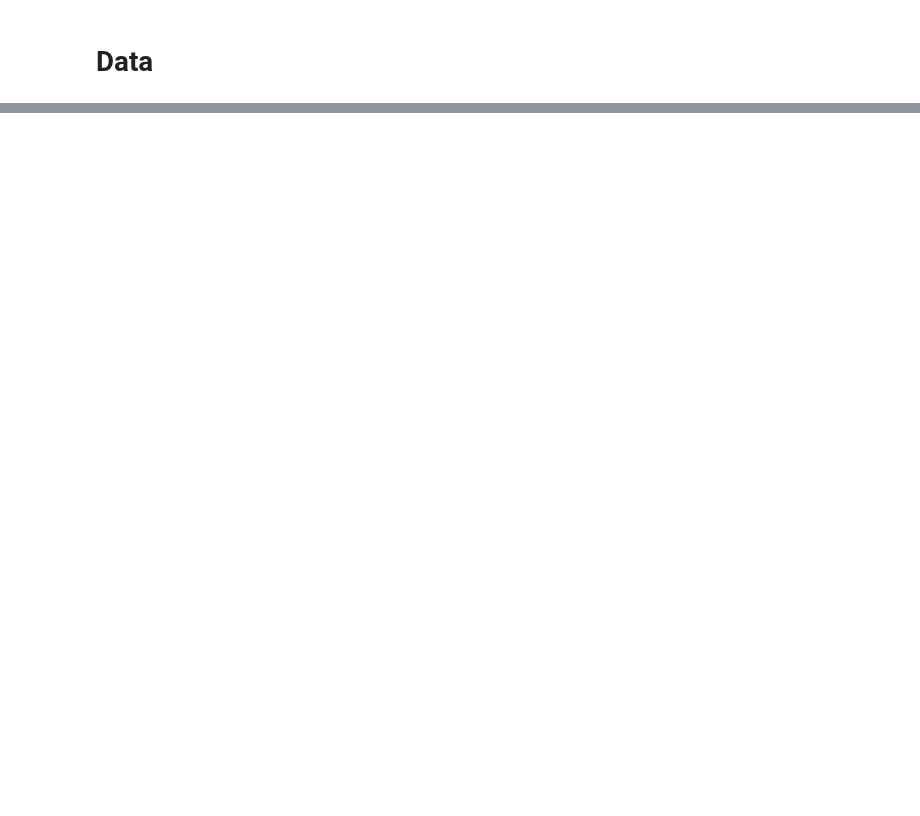
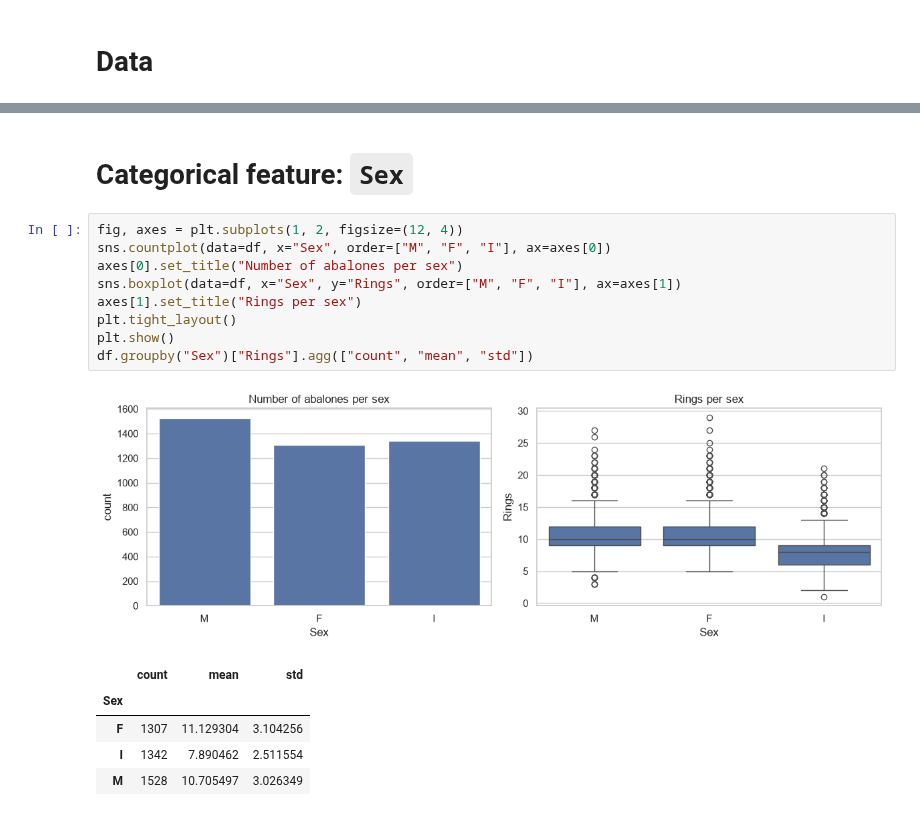
Before and after one commit to Spaard/xhec-mlops-2026-project, a Jupyter notebook: notebooks/eda.ipynb, the cells around one changed output, grey strips where cells are left out. Cells and saved outputs as stored; diff of their text form; blank space fills up the shorter version.

```diff
--- a/notebooks/eda.ipynb
+++ b/notebooks/eda.ipynb
@@ -34,0 +124,18 @@ df.head(5)
+# %% [markdown]
+# Categorical feature: `Sex`
+# %%
+fig, axes = plt.subplots(1, 2, figsize=(12, 4))
+sns.countplot(data=df, x="Sex", order=["M", "F", "I"], ax=axes[0])
+axes[0].set_title("Number of abalones per sex")
+sns.boxplot(data=df, x="Sex", y="Rings", order=["M", "F", "I"], ax=axes[1])
+axes[1].set_title("Rings per sex")
+plt.tight_layout()
+plt.show()
+df.groupby("Sex")["Rings"].agg(["count", "mean", "std"])
+# %% [output]
+[figure, added]
+|  | count | mean | std |
+| Sex |  |  |  |
+| F | 1307 | 11.129304 | 3.104256 |
+| I | 1342 | 7.890462 | 2.511554 |
+| M | 1528 | 10.705497 | 3.026349 |
```
Also changed, not shown: parts of 30 cells of this notebook, 2 other files.
